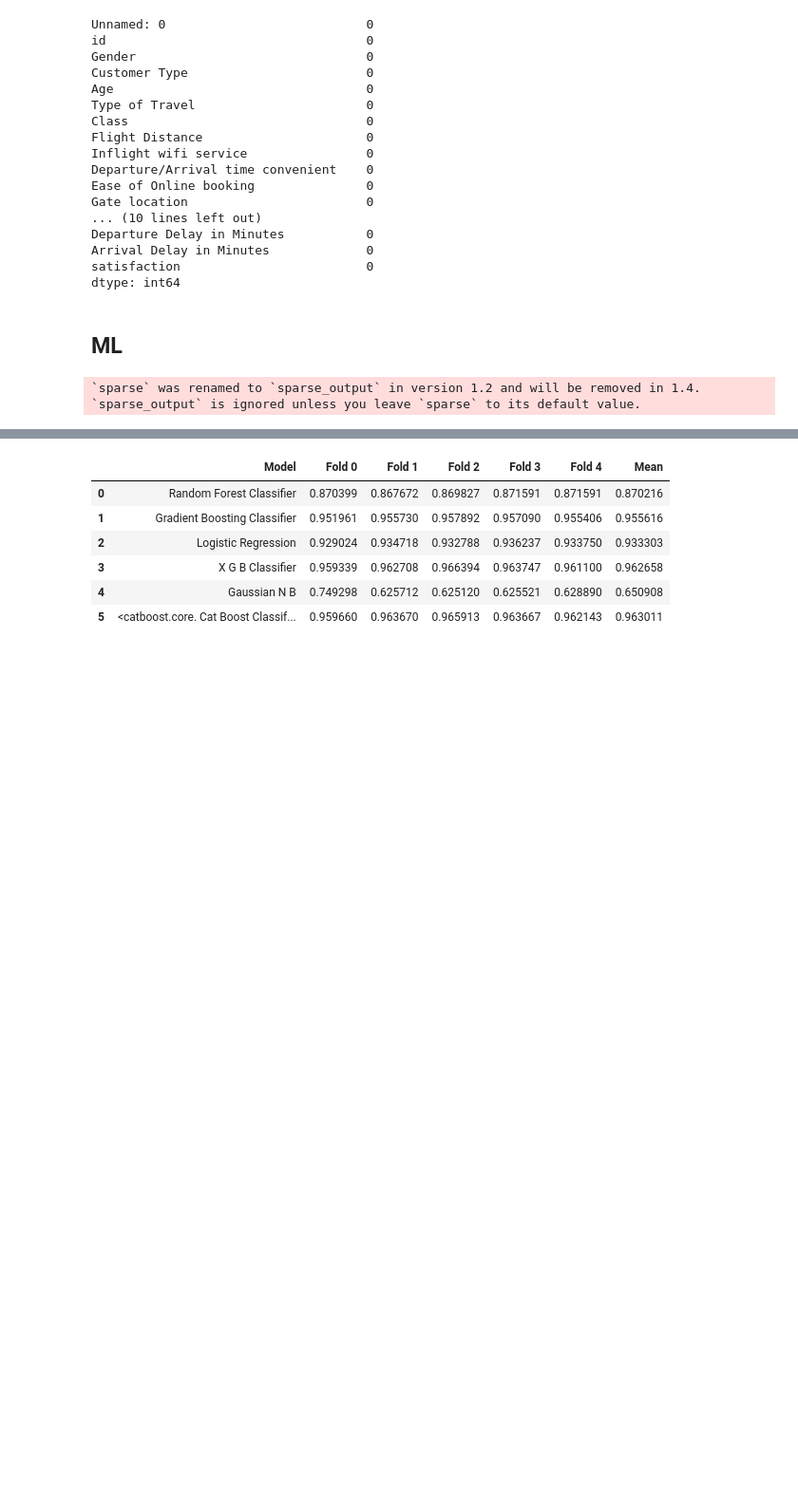
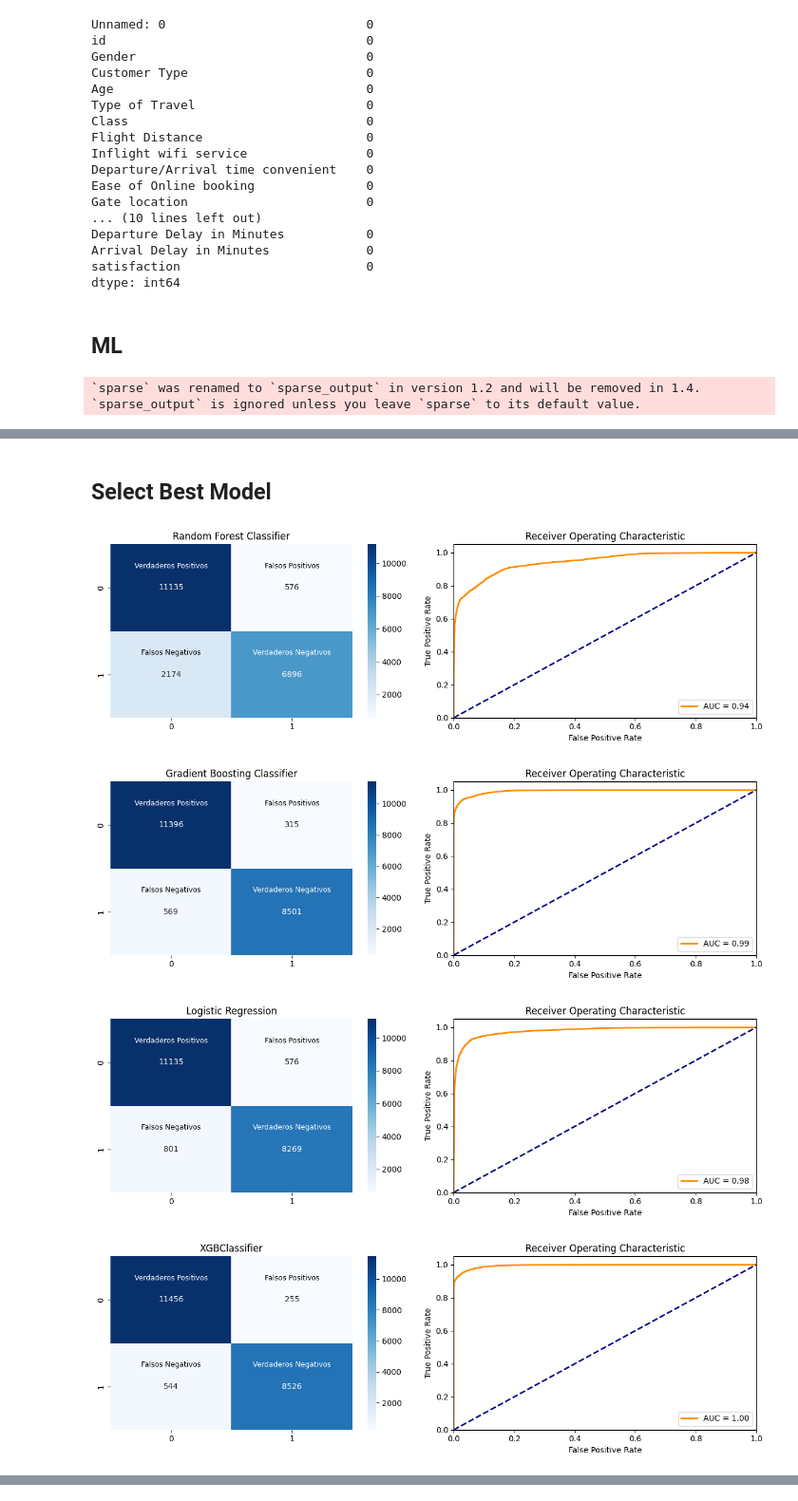
Before and after one commit to AI-School-F5-P2/Aerolinea_equipo_4, a Jupyter notebook: Notebook/testing.ipynb, the cells around one changed output, grey strips where cells are left out. Shown at 95% size. Cells and saved outputs as stored; diff of their text form; code cells hidden in the pictures; blank space fills up the shorter version.

Commit message:
feat: Add confusion matrix, curve rog, refactor: Change logic in micro functions

```diff
--- a/Notebook/testing.ipynb
+++ b/Notebook/testing.ipynb
@@ -458,8 +478,7 @@ def train_and_evaluate_models(df, features, labels):
 
     return pd.DataFrame(metrics)
 # %%
-df_metrics = train_and_evaluate_models(df, features, labels)
-df_metrics
+df_metrics = train_and_evaluate_models(df, features, target, models)
 # %% [output]
 lbfgs failed to converge (status=1):
 STOP: TOTAL NO. of ITERATIONS REACHED LIMIT.
@@ -504,0 +527,40 @@ Learning rate set to 0.06016
+# %% [markdown]
+## Select Best Model
+# %%
+def plot_metrics(df_metrics):
+    for i in range(len(df_metrics['Confusion Matrix'])):
+        plt.figure(figsize=(12, 4))
+
+        # Graficar la matriz de confusión
+        plt.subplot(1, 2, 1)
+        confusion_matrix = df_metrics['Confusion Matrix'][i]
+        sns.heatmap(confusion_matrix, annot=True, fmt='g', cmap='Blues')
+        plt.title(df_metrics['Model'][i])
+
+        # Agregar etiquetas a los cuadrantes
+        plt.text(0.5, 0.25, "Verdaderos Positivos", ha='center', va='center', fontsize=9, color='white')
+        plt.text(0.5, 1.25, "Falsos Negativos", ha='center', va='center', fontsize=9, color='black')
+        plt.text(1.5, 0.25, "Falsos Positivos", ha='center', va='center', fontsize=9, color='black')
+        plt.text(1.5, 1.25, "Verdaderos Negativos", ha='center', va='center', fontsize=9, color='white')
+
+        # Graficar la curva ROC
+        plt.subplot(1, 2, 2)
+        fpr, tpr, auc = df_metrics['ROC Curve'][i]
+        plt.plot(fpr, tpr, color='darkorange', lw=2, label=f'AUC = {auc:.2f}')
+        plt.plot([0, 1], [0, 1], color='navy', lw=2, linestyle='--')
+        plt.xlim([0.0, 1.0])
+        plt.ylim([0.0, 1.05])
+        plt.xlabel('False Positive Rate')
+        plt.ylabel('True Positive Rate')
+        plt.title('Receiver Operating Characteristic')
+        plt.legend(loc='lower right')
+
+        plt.tight_layout()
+        plt.show()
+# %%
+plot_metrics(df_metrics)
+# %% [output]
+[figure, added]
+[figure, added]
+[figure, added]
+[figure, added]
@@ -505,24 +569,16 @@ Learning rate set to 0.06016
 # %%
-data = []
+def print_cross_val_scores(df_metrics):
+    data = []
 
-for i in range(len(df_metrics['Model Scores'])):
-    model_name = df_metrics['Model'][i]
-    model_scores = df_metrics['Model Scores'][i]
-    fold_scores = {'Model': model_name}
+    for i in range(len(df_metrics['Model Scores'])):
+        model_name = df_metrics['Model'][i]
+        model_scores = df_metrics['Model Scores'][i]
+        fold_scores = {'Model': model_name}
 
-    for j in range(len(model_scores)):
-        fold_scores[f'Fold {j}'] = model_scores[j]
-    fold_scores['Mean'] = np.mean(model_scores)
+        for j in range(len(model_scores)):
+            fold_scores[f'Fold {j}'] = model_scores[j]
+        fold_scores['Mean'] = np.mean(model_scores)
 
-    data.append(fold_scores)
+        data.append(fold_scores)
 
-metrics_df = pd.DataFrame(data)
-metrics_df
+    return pd.DataFrame(data)
-# %% [output]
-|  | Model | Fold 0 | Fold 1 | Fold 2 | Fold 3 | Fold 4 | Mean |
-| 0 | Random Forest Classifier | 0.870399 | 0.867672 | 0.869827 | 0.871591 | 0.871591 | 0.870216 |
-| 1 | Gradient Boosting Classifier | 0.951961 | 0.955730 | 0.957892 | 0.957090 | 0.955406 | 0.955616 |
-| 2 | Logistic Regression | 0.929024 | 0.934718 | 0.932788 | 0.936237 | 0.933750 | 0.933303 |
-| 3 | X G B Classifier | 0.959339 | 0.962708 | 0.966394 | 0.963747 | 0.961100 | 0.962658 |
-| 4 | Gaussian N B | 0.749298 | 0.625712 | 0.625120 | 0.625521 | 0.628890 | 0.650908 |
-| 5 | <catboost.core. Cat Boost Classif... | 0.959660 | 0.963670 | 0.965913 | 0.963667 | 0.962143 | 0.963011 |
```
Also changed, not shown: parts of 13 cells of this notebook.
